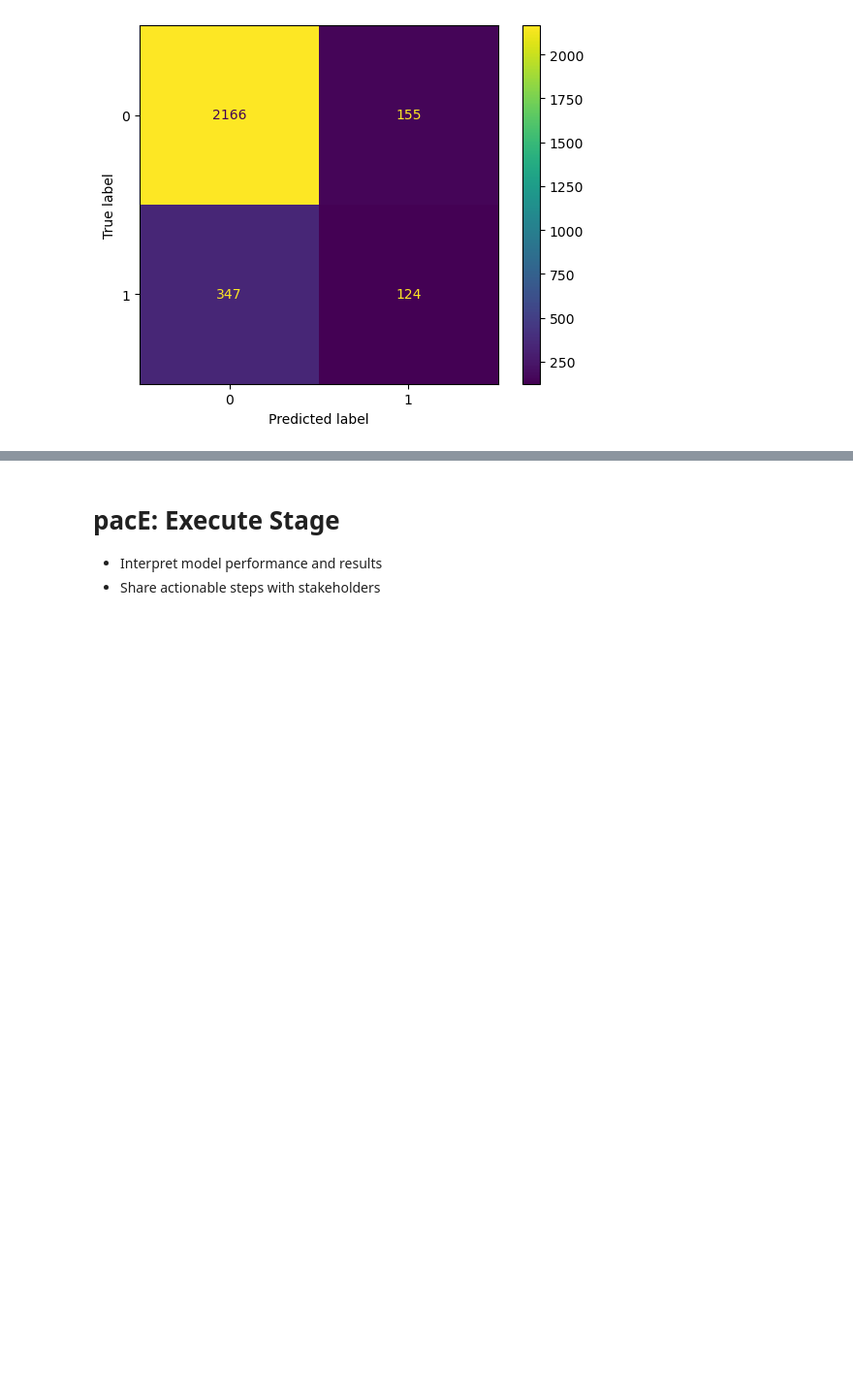
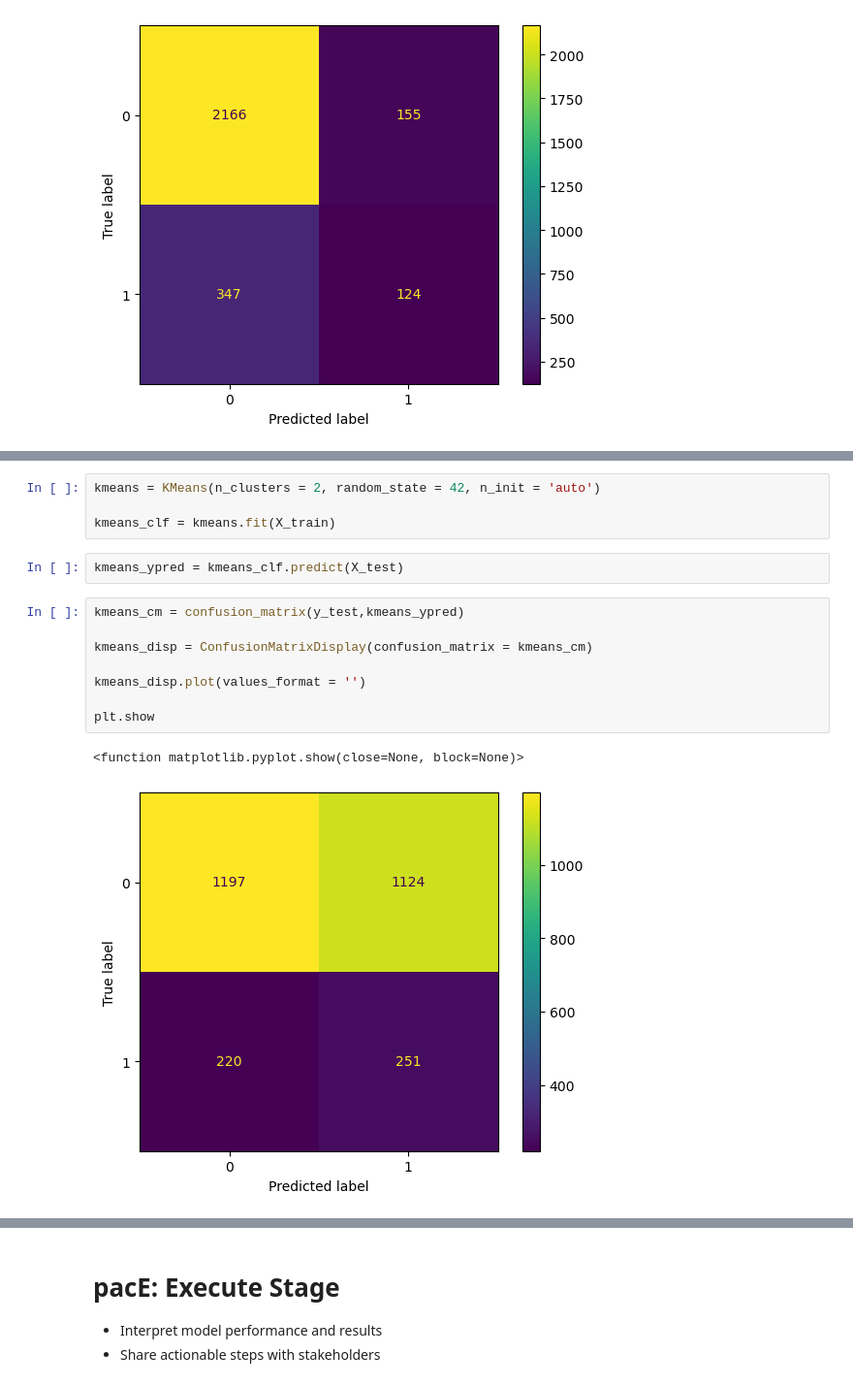
Before and after one commit to mariusred/Google-Capstone-Project, a Jupyter notebook: Activity_ Course 7 Salifort Motors project lab.ipynb, the cells around one changed output, grey strips where cells are left out. Shown at 97% size. Drawn from its saved outputs; the diff is of its cells as text; blank space fills up the shorter version.

```diff
--- a/Activity_ Course 7 Salifort Motors project lab.ipynb
+++ b/Activity_ Course 7 Salifort Motors project lab.ipynb
@@ -572,0 +608,17 @@ plt.show
+# %%
+kmeans = KMeans(n_clusters = 2, random_state = 42, n_init = 'auto')
+
+kmeans_clf = kmeans.fit(X_train)
+# %%
+kmeans_ypred = kmeans_clf.predict(X_test)
+# %%
+kmeans_cm = confusion_matrix(y_test,kmeans_ypred)
+
+kmeans_disp = ConfusionMatrixDisplay(confusion_matrix = kmeans_cm)
+
+kmeans_disp.plot(values_format = '')
+
+plt.show
+# %% [output]
+<function matplotlib.pyplot.show(close=None, block=None)>
+[figure, added]
```
Also changed, not shown: parts of 33 cells of this notebook, 8 other files.
